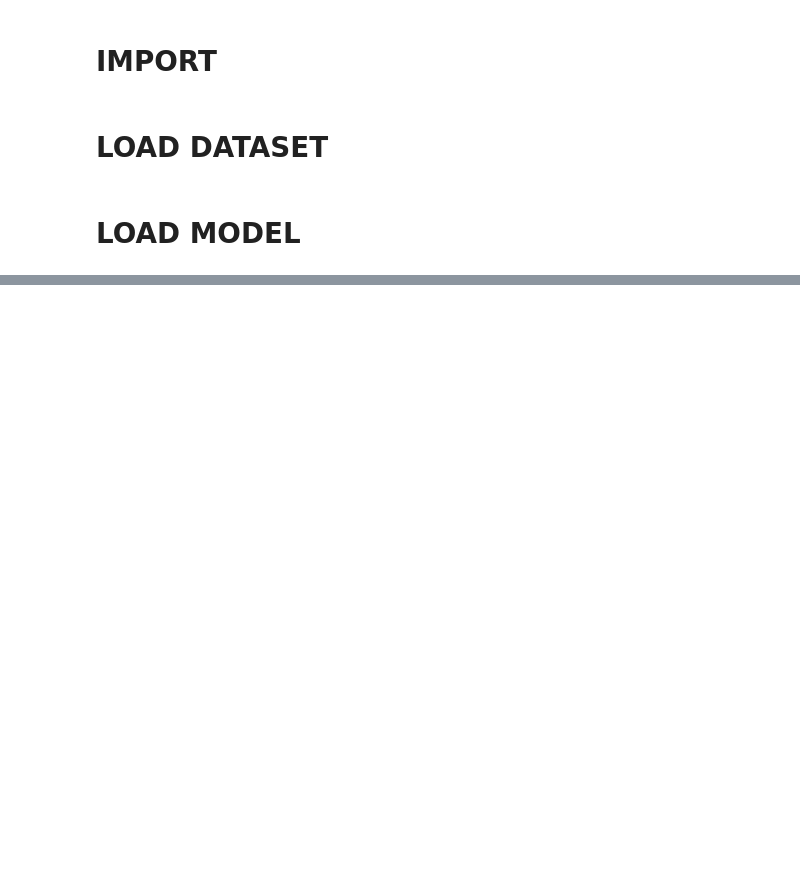
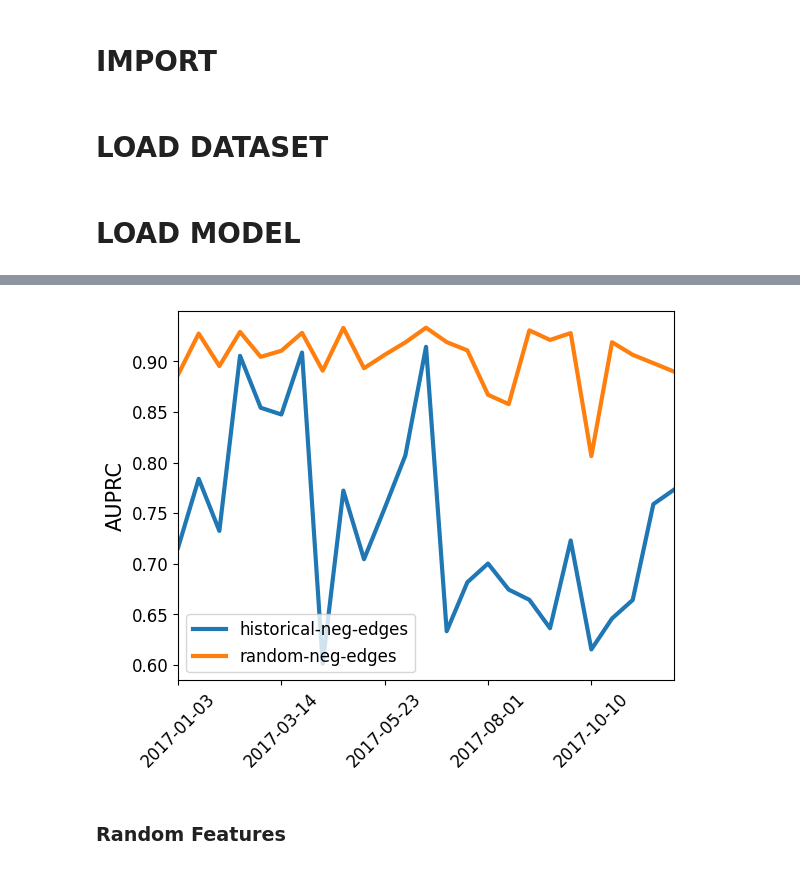
Before and after one commit to manuel-dileo/t3gnn, a Jupyter notebook: T3GNN-Steemit.ipynb, the cells around one changed output, grey strips where cells are left out. Cells and saved outputs as stored; diff of their text form; code cells hidden in the pictures; blank space fills up the shorter version.

```diff
--- a/T3GNN-Steemit.ipynb
+++ b/T3GNN-Steemit.ipynb
@@ -198,16 +430,17 @@ def train_roland(snapshots, hidden_conv1, hidden_conv2, update='gru', device='cp
 # %%
 def train_roland_random(snapshots, hidden_conv1, hidden_conv2, update='gru', device='cpu'):
+    """
+        Train T3GNN with random negative sampling
+    """
     num_snap = len(snapshots)
     input_channels = snapshots[0].x.size(1)
     num_nodes = snapshots[0].x.size(0)
     last_embeddings = [torch.Tensor([[0 for i in range(hidden_conv1)] for j in range(num_nodes)]),\
                                     torch.Tensor([[0 for i in range(hidden_conv2)] for j in range(num_nodes)])]
-    avgpr_train_singles = []
+
     avgpr_test_singles = []
-    mrr_train_singles = []
-    mrr_test_singles = []
 
-    roland = T3GNNLP(input_channels, num_nodes, dropout=0.3, update=update)
+    roland = T3ROLAND(input_channels, num_nodes, hidden_conv1, hidden_conv2, dropout=0.3, update=update)
     rolopt = torch.optim.Adam(params=roland.parameters(), lr=0.01, weight_decay = 5e-3)
     roland.reset_parameters()
 
@@ -219,7 +452,6 @@ def train_roland_random(snapshots, hidden_conv1, hidden_conv2, update='gru', dev
         train_data, _, val_data = transform(snapshot)
         test_data = copy.deepcopy(snapshots[i+1])
 
-        #NEGATIVE SET: EDGES CLOSED IN THE PAST BUT NON IN THE CURRENT TEST SET
         future_neg_edge_index = negative_sampling(
             edge_index=test_data.edge_index, #positive edges
             num_nodes=test_data.num_nodes, # number of nodes
@@ -230,20 +462,18 @@ def train_roland_random(snapshots, hidden_conv1, hidden_conv2, update='gru', dev
         test_data.edge_label_index = torch.cat([test_data.edge_index, future_neg_edge_index], dim=-1)
 
         #TRAIN AND TEST THE MODEL FOR THE CURRENT SNAP
-        roland, rolopt, avgpr_train, avgpr_test, last_embeddings =\
-            train_single_snapshot(roland, snapshot, train_data, val_data, test_data, i,\
+        roland, rolopt, avgpr_test, last_embeddings =\
+            roland_train_single_snapshot(roland, snapshot, train_data, val_data, test_data, i,\
                                   last_embeddings, rolopt)
 
 
         #SAVE AND DISPLAY EVALUATION
-        print(f'Snapshot: {i}\n\tLinkPre AVGPR Train: {avgpr_train}, Test: {avgpr_test}')
-        avgpr_train_singles.append(avgpr_train)
+        print(f'Snapshot: {i}\n\tT3GNN random sampling AVGPR Test: {avgpr_test}')
         avgpr_test_singles.append(avgpr_test)
 
-    avgpr_train_all = sum(avgpr_train_singles)/len(avgpr_train_singles)
     avgpr_test_all = sum(avgpr_test_singles)/len(avgpr_test_singles)
 
-    print(f'LinkPre AVGPR over time: Train {avgpr_train_all}, Test: {avgpr_test_all}')
+    print(f'T3GNN AVGPR over time Test: {avgpr_test_all}')
 
-    return roland, avgpr_train_singles, avgpr_test_singles
+    return avgpr_test_singles
 # %% [markdown]
@@ -270,2 +553,2 @@ _, avgpr_trains, avgpr_tests_ts = train_roland(snapshots_ts, hidden_conv1, hidde
 # %%
-_, avgpr_trains, avgpr_tests_tr = train_roland_random(snapshots_t, hidden_conv1, hidden_conv2, update='mlp')
+ro_randomsample_avgpr = train_roland_random(snapshots_t, hidden_conv1, hidden_conv2, update='mlp') #random-negative-sampling
@@ -279,13 +573,19 @@ matplotlib.rc('font', **font)
 # %%
 x = range(0,25)
-plt.plot(x, avgpr_tests_c, label='constant', linewidth=3)
-plt.plot(x, avgpr_tests_t, label='text', linewidth=3)
-plt.plot(x, avgpr_tests_ts, label='random-feature', linewidth=3)
-plt.plot(x, avgpr_tests_tr, label='random-sampling', linewidth=3)
-plt.xlabel('2-Week', fontsize=15)
+x_ticks_labels = ['2017-01-03','2017-03-14', '2017-05-23', '2017-08-01', '2017-10-10']
+ticks = [0, 5, 10, 15, 20]
+plt.plot(x, ro_avgpr, label='historical-neg-edges', linewidth=3)
+plt.plot(x, ro_randomsample_avgpr, label='random-neg-edges', linewidth=3)
+#plt.xlabel('2-Week', fontsize=15)
 plt.xlim((0,24))
 plt.ylabel('AUPRC', fontsize=15)
-plt.title('Link prediction performance over time', fontsize=15)
-plt.legend()
-#plt.savefig('linkpre-results-random-feature-sampling15.pdf',bbox_inches='tight')
+plt.xticks(fontsize=12, labels=x_ticks_labels, ticks=ticks, rotation=45)
+plt.yticks(fontsize=12)
+#plt.title('Link prediction performance over time', fontsize=15)
+plt.legend(fontsize=12)
+#plt.savefig('results/t3gnn-negative-sampling.pdf',bbox_inches='tight')
 plt.show()
+# %% [output]
+[figure, added]
+# %% [markdown]
+### Random Features
```
Also changed, not shown: parts of 26 cells of this notebook, 1 other file.
